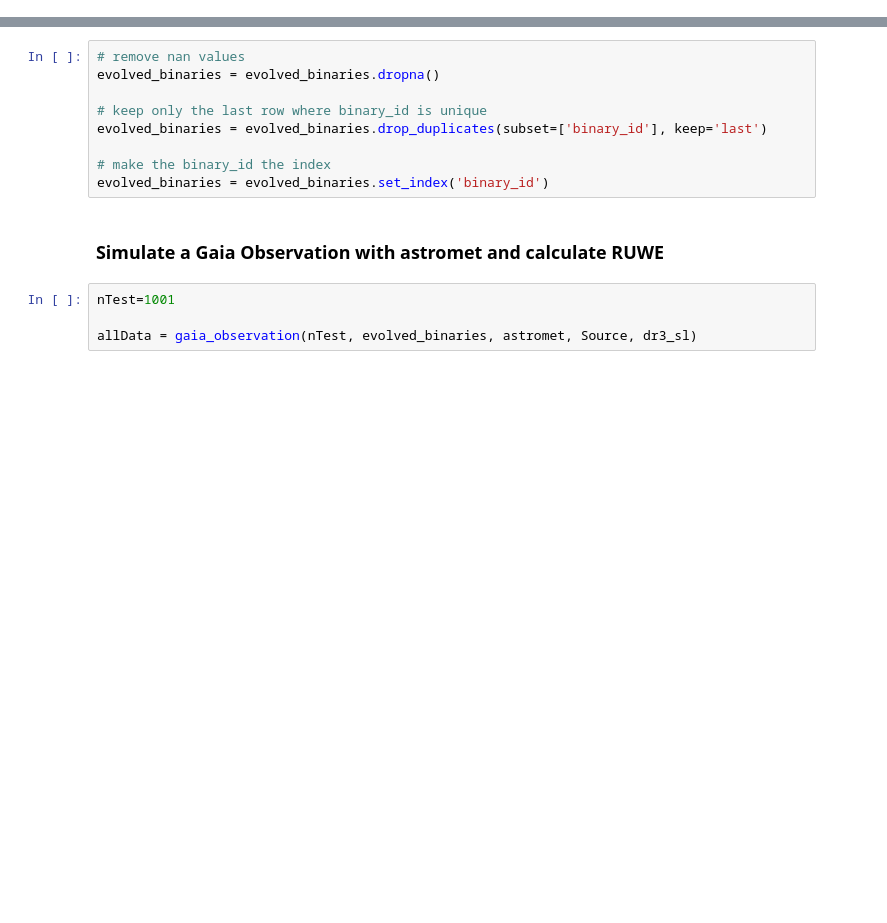
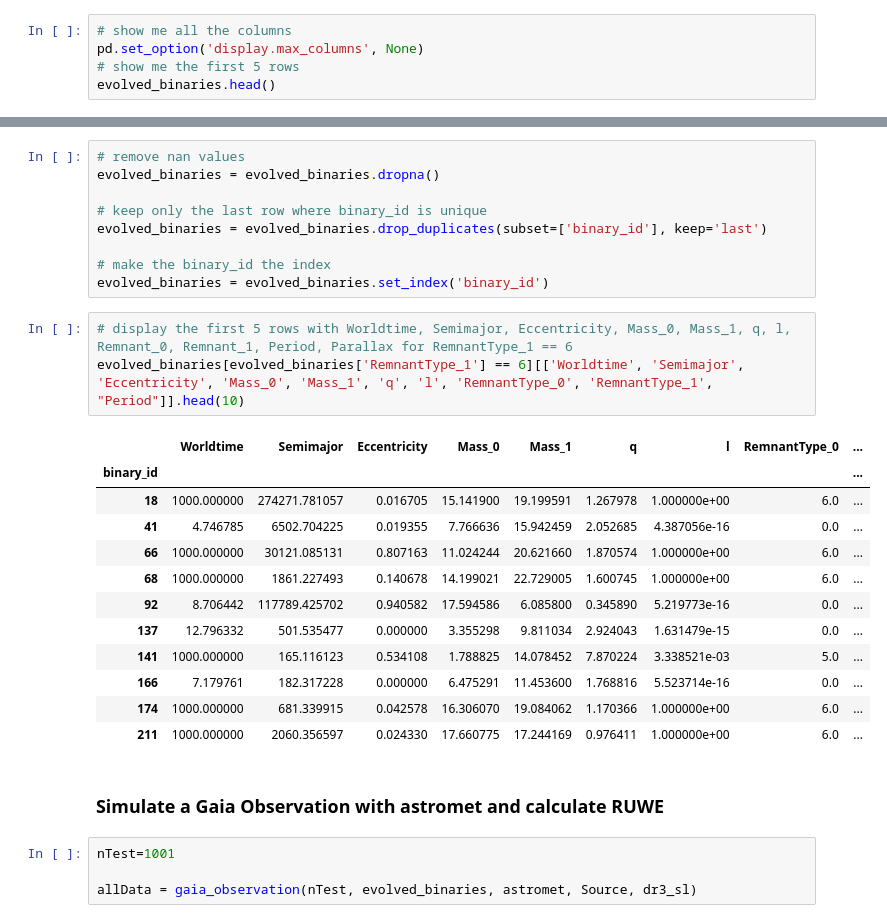
Before and after one commit to kostas-panagiotakis/thesis, a Jupyter notebook: read_IC_and_evolve.ipynb, the cells around one changed output, grey strips where cells are left out. Drawn from its saved outputs; the diff is of its cells as text; blank space fills up the shorter version.

```diff
--- a/read_IC_and_evolve.ipynb
+++ b/read_IC_and_evolve.ipynb
@@ -172,0 +157,5 @@ evolved_binaries['Parallax'] = (1 / ((evolved_binaries['Semimajor']**3 / ((evolv
+# %%
+# show me all the columns
+pd.set_option('display.max_columns', None)
+# show me the first 5 rows
+evolved_binaries.head()
@@ -183,6 +182,22 @@ evolved_binaries = evolved_binaries.drop_duplicates(subset=['binary_id'], keep='
 
 # make the binary_id the index
 evolved_binaries = evolved_binaries.set_index('binary_id')
+# %%
+# display the first 5 rows with Worldtime, Semimajor, Eccentricity, Mass_0, Mass_1, q, l, Remnant_0, Remnant_1, Period, Parallax for RemnantType_1 == 6
+evolved_binaries[evolved_binaries['RemnantType_1'] == 6][['Worldtime', 'Semimajor', 'Eccentricity', 'Mass_0', 'Mass_1', 'q', 'l', 'RemnantType_0', 'RemnantType_1', "Period"]].head(10)
+# %% [output]
+|  | Worldtime | Semimajor | Eccentricity | Mass_0 | Mass_1 | q | l | RemnantType_0 | ... |
+| binary_id |  |  |  |  |  |  |  |  | ... |
+| 18 | 1000.000000 | 274271.781057 | 0.016705 | 15.141900 | 19.199591 | 1.267978 | 1.000000e+00 | 6.0 | ... |
+| 41 | 4.746785 | 6502.704225 | 0.019355 | 7.766636 | 15.942459 | 2.052685 | 4.387056e-16 | 0.0 | ... |
+| 66 | 1000.000000 | 30121.085131 | 0.807163 | 11.024244 | 20.621660 | 1.870574 | 1.000000e+00 | 6.0 | ... |
+| 68 | 1000.000000 | 1861.227493 | 0.140678 | 14.199021 | 22.729005 | 1.600745 | 1.000000e+00 | 6.0 | ... |
+| 92 | 8.706442 | 117789.425702 | 0.940582 | 17.594586 | 6.085800 | 0.345890 | 5.219773e-16 | 0.0 | ... |
+| 137 | 12.796332 | 501.535477 | 0.000000 | 3.355298 | 9.811034 | 2.924043 | 1.631479e-15 | 0.0 | ... |
+| 141 | 1000.000000 | 165.116123 | 0.534108 | 1.788825 | 14.078452 | 7.870224 | 3.338521e-03 | 5.0 | ... |
+| 166 | 7.179761 | 182.317228 | 0.000000 | 6.475291 | 11.453600 | 1.768816 | 5.523714e-16 | 0.0 | ... |
+| 174 | 1000.000000 | 681.339915 | 0.042578 | 16.306070 | 19.084062 | 1.170366 | 1.000000e+00 | 6.0 | ... |
+| 211 | 1000.000000 | 2060.356597 | 0.024330 | 17.660775 | 17.244169 | 0.976411 | 1.000000e+00 | 6.0 | ... |
 # %% [markdown]
 ### Simulate a **Gaia Observation** with astromet and calculate **RUWE**
 # %%
```
Also changed, not shown: parts of 24 cells of this notebook, 1 other file.
